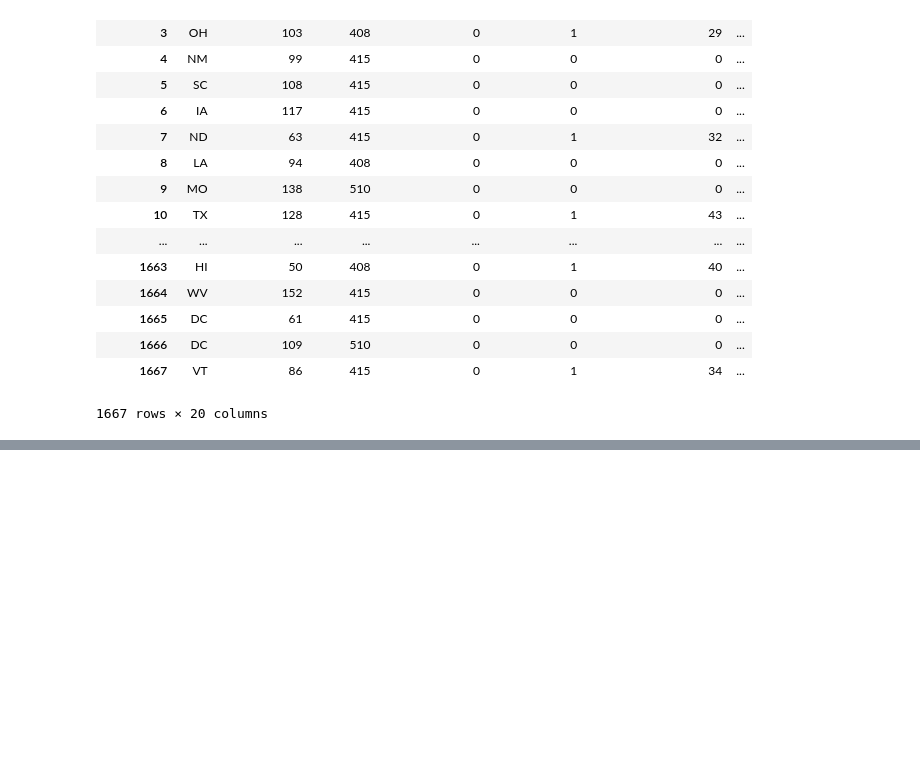
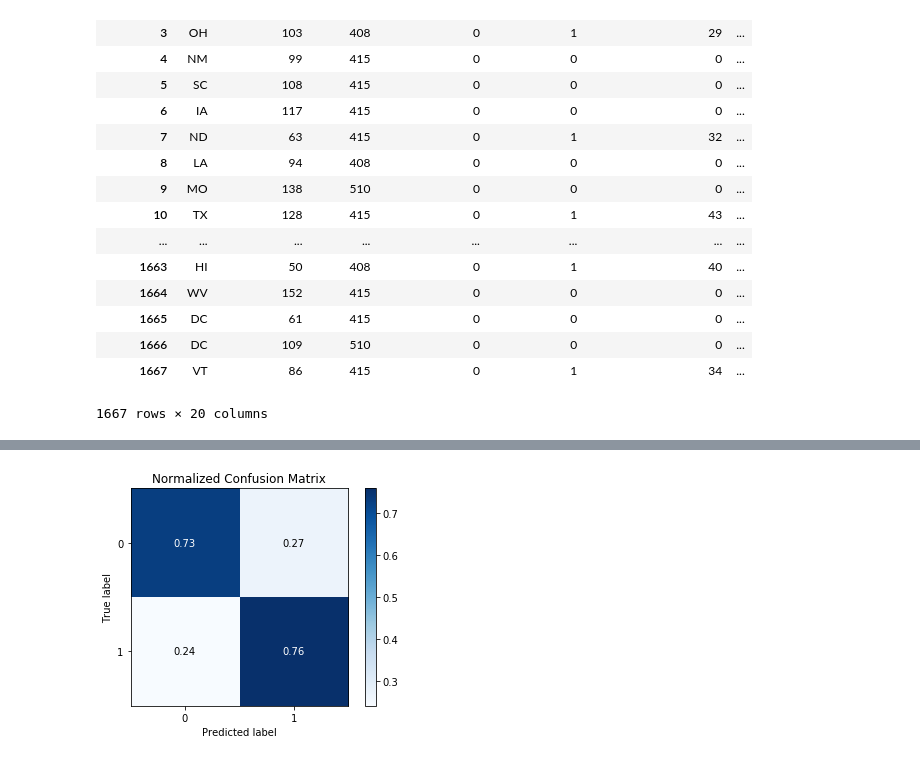
Before and after one commit to marlonmoreira1/projeto4_telecom_churn, a Jupyter notebook: telecom_churn.ipynb, the cells around one changed output, grey strips where cells are left out. Saved outputs shown, nothing was run; the diff lists cells and outputs as text; code cells hidden in the pictures; blank space fills up the shorter version.

```diff
--- a/telecom_churn.ipynb
+++ b/telecom_churn.ipynb
@@ -625,7 +625,7 @@ from sklearn.model_selection import GridSearchCV
 import warnings
 warnings.filterwarnings('ignore')
 
-valores_grid = {'penalty':['l1','l2'],'C':[0.001,0.01,0.1,1,10,100,1000]}
+valores_grid = {'solver': ['newton-cg', 'lbfgs', 'liblinear'],'penalty':['none','l1','l2','elasticnet'],'C':[0.001,0.01,0.1,1,10,100,1000]}
 
 grid = GridSearchCV(estimator=modelo,param_grid=valores_grid)
 
@@ -643,0 +640,2 @@ df = treino.select_dtypes(include='float64')
+# %%
+previsoes = grid.predict(dfteste)
@@ -643,0 +661,6 @@ df = treino.select_dtypes(include='float64')
+# %%
+from scikitplot.metrics import plot_confusion_matrix
+plot_confusion_matrix(y_test,previsoes,normalize=True)
+plt.show()
+# %% [output]
+[figure, added]
```
Also changed, not shown: parts of 8 cells of this notebook.
